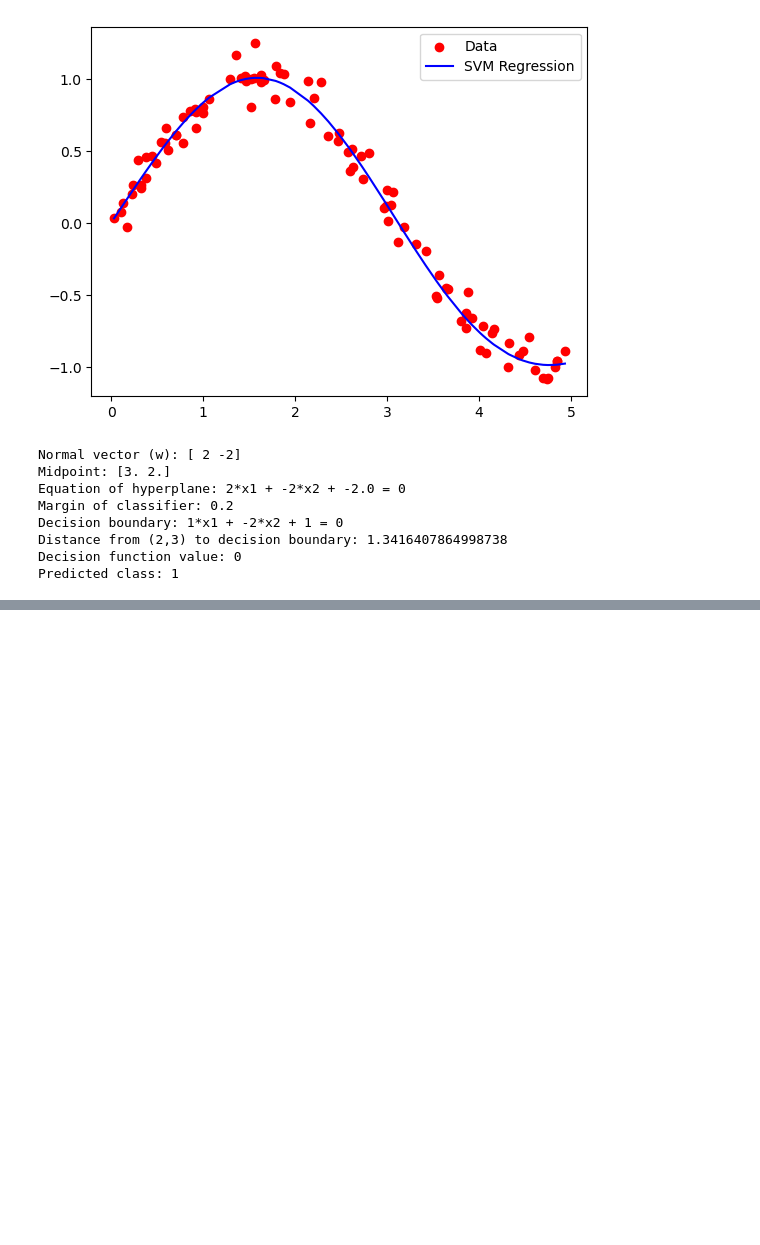
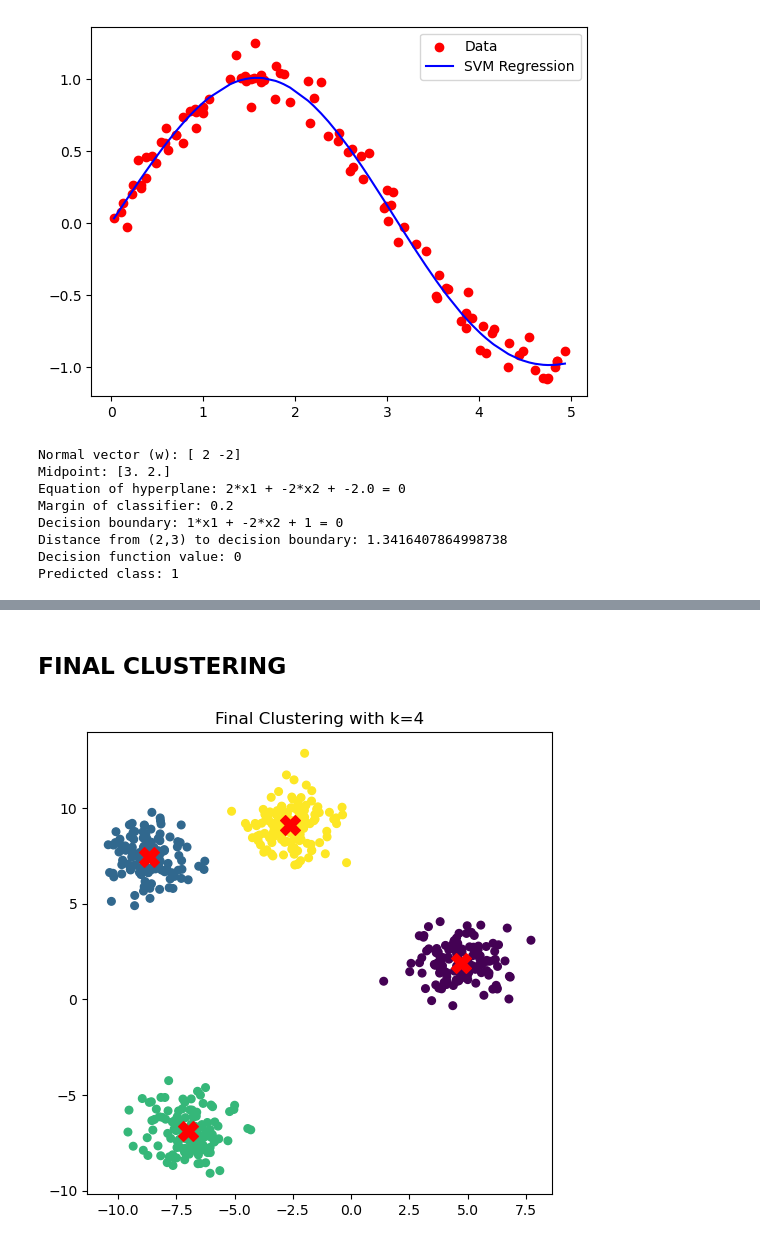
Before and after one commit to Vamc-24/LAB3-1, a Jupyter notebook: lab 3-1/ML/ML Programs.ipynb, the cells around one changed output, grey strips where cells are left out. Cells and saved outputs as stored; diff of their text form; code cells hidden in the pictures; blank space fills up the shorter version.

```diff
--- a/lab 3-1/ML/ML Programs.ipynb
+++ b/lab 3-1/ML/ML Programs.ipynb
@@ -465,0 +539,16 @@ Predicted class: 1
+# %% [markdown]
+## FINAL CLUSTERING
+# %%
+# Pick best k (say k=4 from plots)
+kmeans_final = KMeans(n_clusters=4, random_state=42)
+y_kmeans = kmeans_final.fit_predict(X)
+
+# Plot clustered data
+plt.figure(figsize=(6,6))
+plt.scatter(X[:, 0], X[:, 1], c=y_kmeans, cmap='viridis', s=30)
+centers = kmeans_final.cluster_centers_
+plt.scatter(centers[:, 0], centers[:, 1], c='red', s=200, marker='X')
+plt.title("Final Clustering with k=4")
+plt.show()
+# %% [output]
+[figure, added]
```
Also changed, not shown: parts of 9 cells of this notebook.
